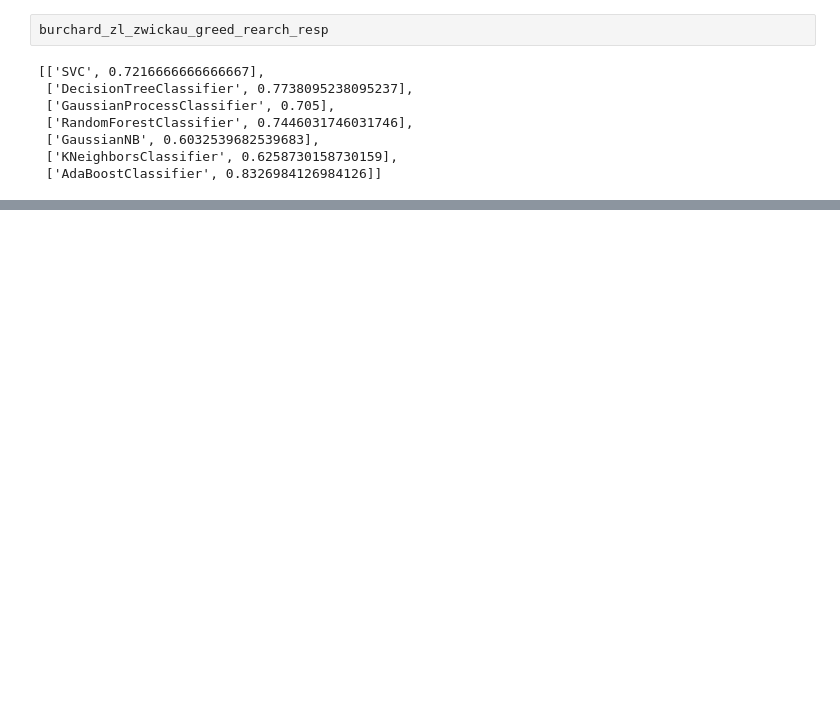
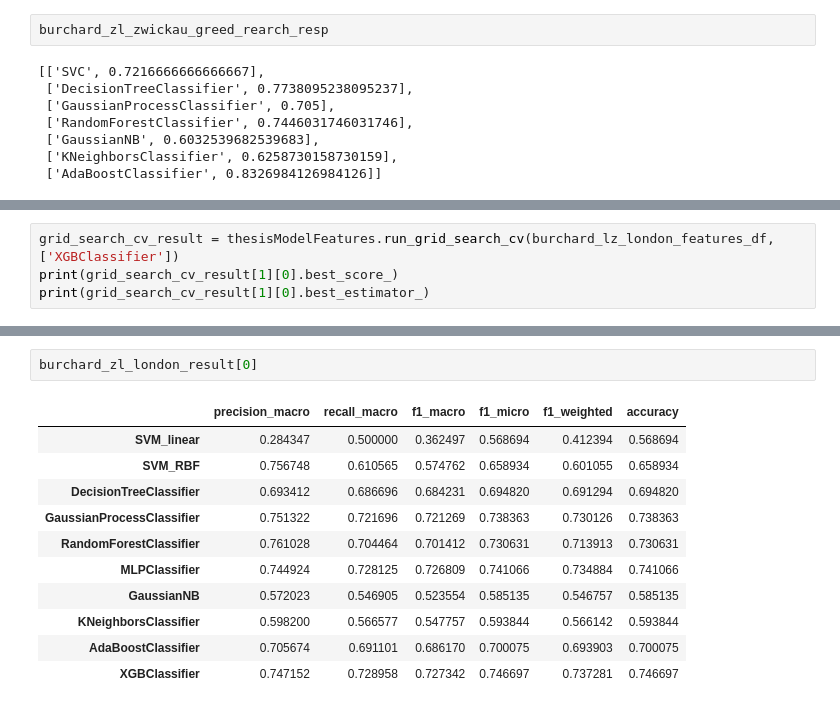
Before and after one commit to sashaaKr/thesis, a Jupyter notebook: notebooks/clean algorithm.ipynb, the cells around one changed output, grey strips where cells are left out. Drawn from its saved outputs; the diff is of its cells as text; blank space fills up the shorter version.

```diff
--- a/notebooks/clean algorithm.ipynb
+++ b/notebooks/clean algorithm.ipynb
@@ -544,0 +499,4 @@ cum sicut dicit ieronimus quosdam inueniamus lustrasse prouintias maria transfre
+# %%
+grid_search_cv_result = thesisModelFeatures.run_grid_search_cv(burchard_lz_london_features_df, ['XGBClassifier'])
+print(grid_search_cv_result[1][0].best_score_)
+print(grid_search_cv_result[1][0].best_estimator_)
@@ -544,0 +575,14 @@ cum sicut dicit ieronimus quosdam inueniamus lustrasse prouintias maria transfre
+# %%
+burchard_zl_london_result[0]
+# %% [output]
+|  | precision_macro | recall_macro | f1_macro | f1_micro | f1_weighted | accuracy |
+| SVM_linear | 0.284347 | 0.500000 | 0.362497 | 0.568694 | 0.412394 | 0.568694 |
+| SVM_RBF | 0.756748 | 0.610565 | 0.574762 | 0.658934 | 0.601055 | 0.658934 |
+| DecisionTreeClassifier | 0.693412 | 0.686696 | 0.684231 | 0.694820 | 0.691294 | 0.694820 |
+| GaussianProcessClassifier | 0.751322 | 0.721696 | 0.721269 | 0.738363 | 0.730126 | 0.738363 |
+| RandomForestClassifier | 0.761028 | 0.704464 | 0.701412 | 0.730631 | 0.713913 | 0.730631 |
+| MLPClassifier | 0.744924 | 0.728125 | 0.726809 | 0.741066 | 0.734884 | 0.741066 |
+| GaussianNB | 0.572023 | 0.546905 | 0.523554 | 0.585135 | 0.546757 | 0.585135 |
+| KNeighborsClassifier | 0.598200 | 0.566577 | 0.547757 | 0.593844 | 0.566142 | 0.593844 |
+| AdaBoostClassifier | 0.705674 | 0.691101 | 0.686170 | 0.700075 | 0.693903 | 0.700075 |
+| XGBClassifier | 0.747152 | 0.728958 | 0.727342 | 0.746697 | 0.737281 | 0.746697 |
```
Also changed, not shown: parts of 60 cells of this notebook, 8 other files.
